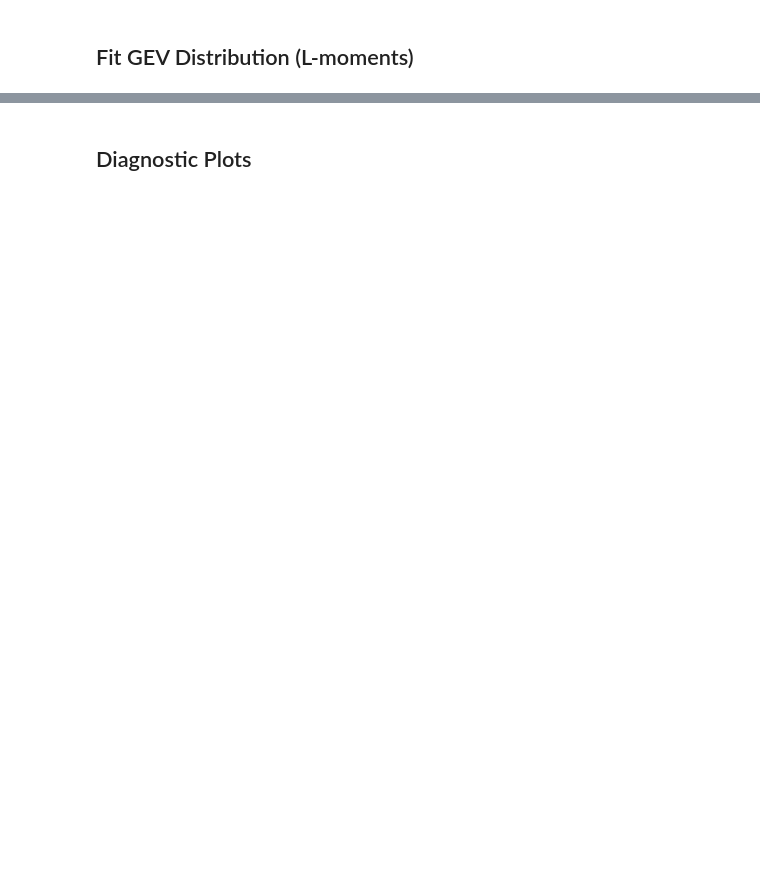
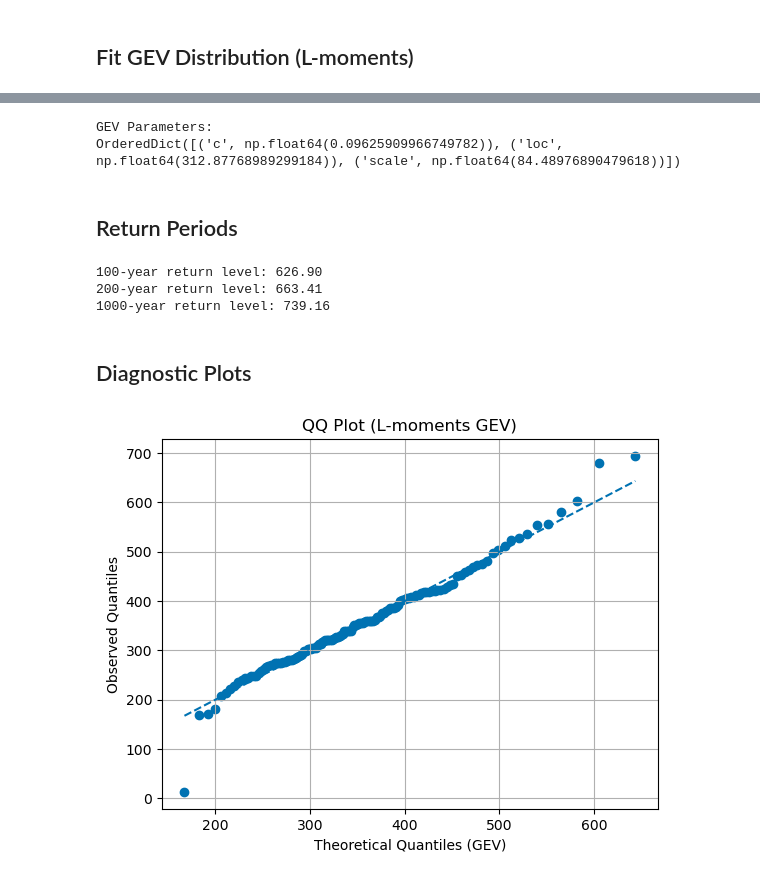
Before and after one commit to akhilesh-uib/GEO4171, a Jupyter notebook: flood_frequency_analysis_nve_new.ipynb, the cells around one changed output, grey strips where cells are left out. Drawn from its saved outputs; the diff is of its cells as text; code cells hidden in the pictures; blank space fills up the shorter version.

Commit message:
Updated scripts to have GEV using L-moments

```diff
--- a/flood_frequency_analysis_nve_new.ipynb
+++ b/flood_frequency_analysis_nve_new.ipynb
@@ -468,2 +244,6 @@ Bayesian : 1663.109318788686
 # %% [markdown]
 ## Fit GEV Distribution (L-moments)
+# %%
+annual_max = df['discharge'].resample('YE').max()
+data = annual_max.values
+annual_max.head()
@@ -470,2 +258,47 @@ Bayesian : 1663.109318788686
+# %%
+# Fit GEV directly (internally uses L-moments)
+gev_params = lm_distr.gev.lmom_fit(annual_max.values)
+
+print("GEV Parameters:")
+print(gev_params)
+# %% [output]
+GEV Parameters:
+OrderedDict([('c', np.float64(0.09625909966749782)), ('loc', np.float64(312.87768989299184)), ('scale', np.float64(84.48976890479618))])
 # %% [markdown]
-## Diagnostic Plots
+## Return Periods
+# %%
+return_periods = np.array([100, 200, 1000])
+probabilities = 1 - 1 / return_periods
+
+return_levels = distr.gev.ppf(probabilities, **gev_params)
+
+for T, rl in zip(return_periods, return_levels):
+    print(f"{T}-year return level: {rl:.2f}")
+# %% [output]
+100-year return level: 626.90
+200-year return level: 663.41
+1000-year return level: 739.16
+# %% [markdown]
+## Diagnostic Plots
+# %%
+# Fit distribution
+fit_gev = lm_distr.gev.lmom_fit(data)
+obs = np.sort(data)
+n = len(obs)
+
+# Weibull plotting position
+p = np.arange(1, n + 1) / (n + 1)
+
+# Theoretical quantiles using lm_distr
+theo = lm_distr.gev.ppf(p, **fit_gev)
+
+plt.figure()
+plt.scatter(theo, obs)
+plt.plot(theo, theo, linestyle='--')
+plt.xlabel("Theoretical Quantiles (GEV)")
+plt.ylabel("Observed Quantiles")
+plt.title("QQ Plot (L-moments GEV)")
+plt.grid()
+plt.show()
+# %% [output]
+[figure, added]
```
Also changed, not shown: parts of 12 cells of this notebook, 2 other files.
